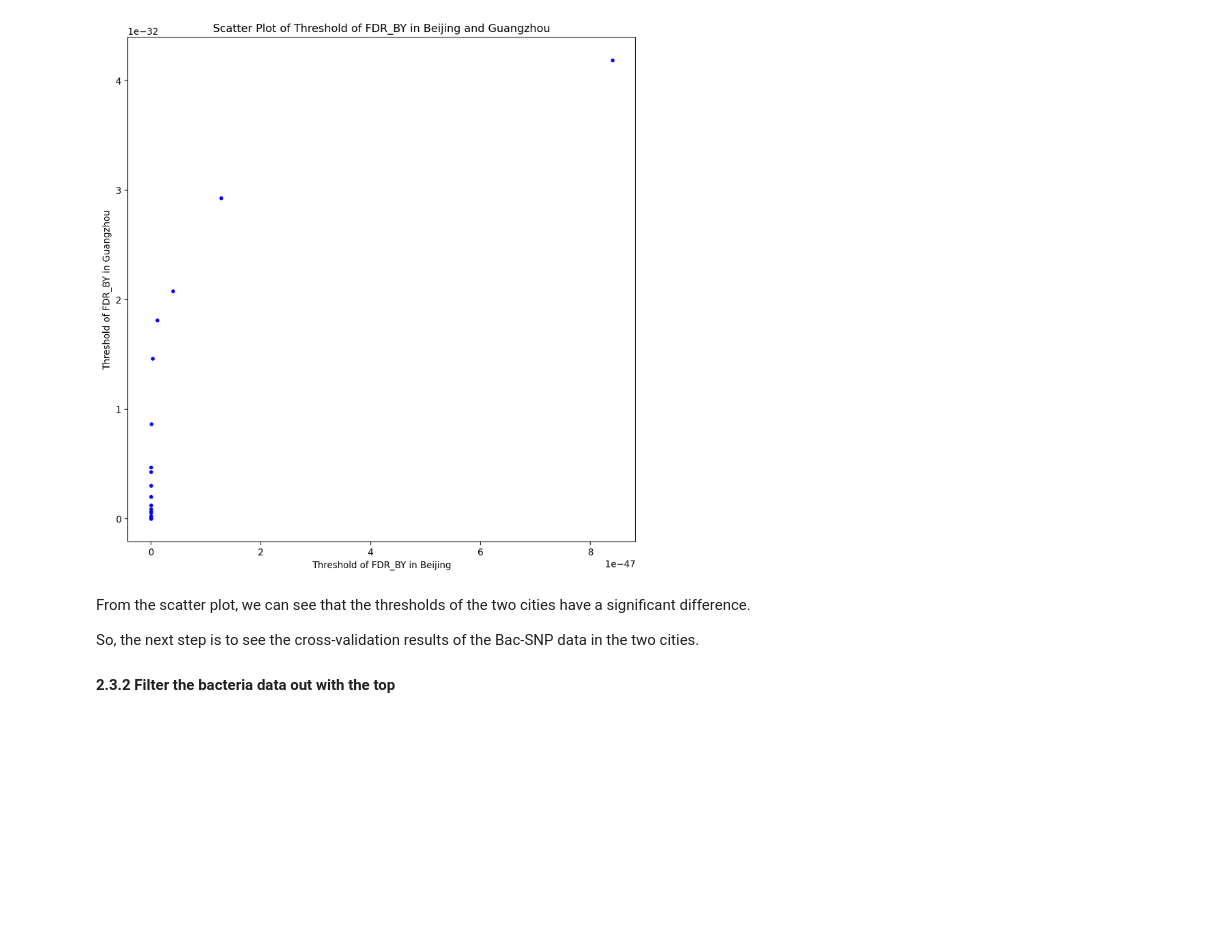
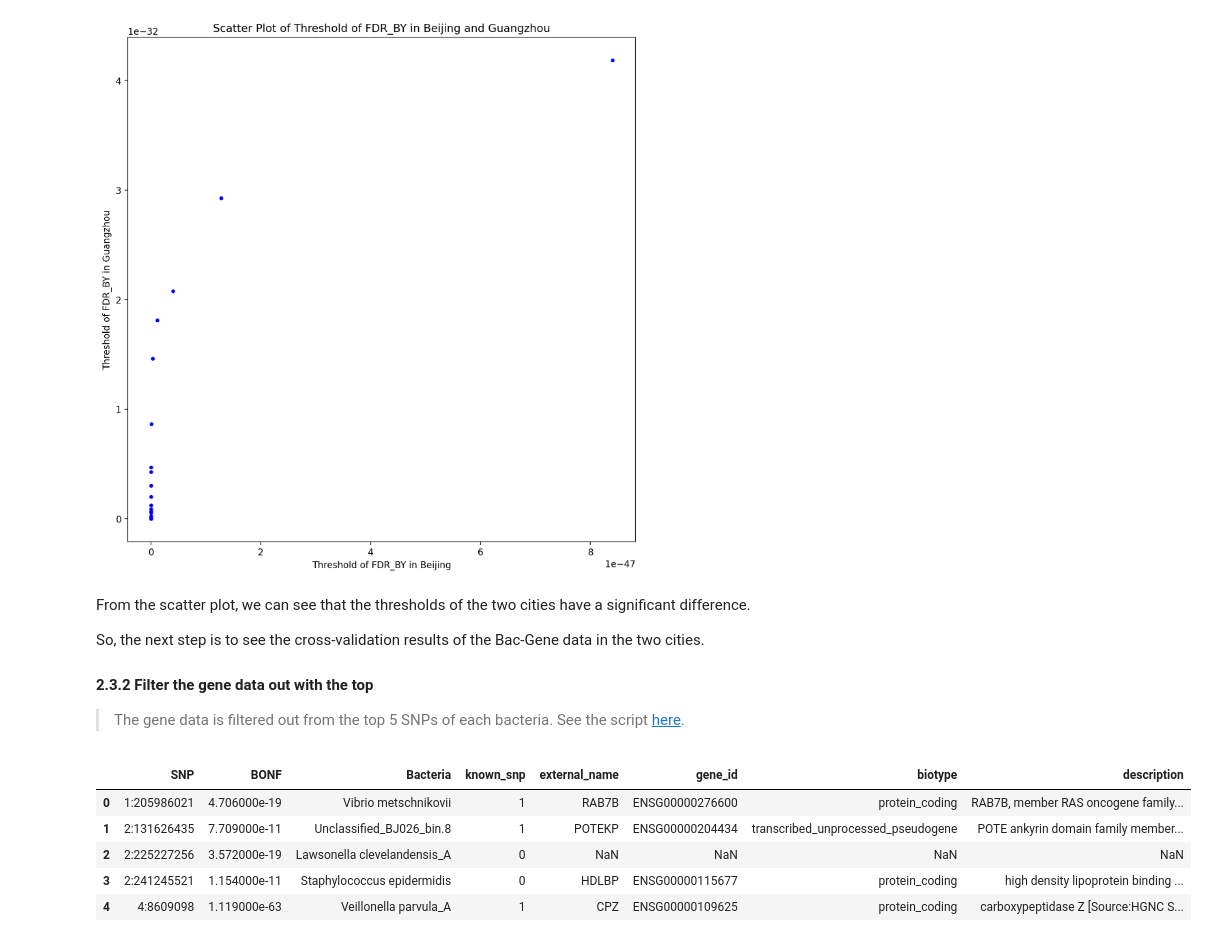
Before and after one commit to Lucas04-nhr/SNP-Analysis, a Jupyter notebook: workaround/cross_validation/cross_validation.ipynb, the cells around one changed output. Saved outputs shown, nothing was run; the diff lists cells and outputs as text; code cells hidden in the pictures; blank space fills up the shorter version.

```diff
--- a/workaround/cross_validation/cross_validation.ipynb
+++ b/workaround/cross_validation/cross_validation.ipynb
@@ -305,6 +305,8 @@ plt.show()
 # %% [markdown]
 From the scatter plot, we can see that the thresholds of the two cities have a significant difference.
 
-So, the next step is to see the cross-validation results of the Bac-SNP data in the two cities.
+So, the next step is to see the cross-validation results of the Bac-Gene data in the two cities.
 
-#### 2.3.2 Filter the bacteria data out with the top
+#### 2.3.2 Filter the gene data out with the top
+
+> The gene data is filtered out from the top 5 SNPs of each bacteria. See the script [here](https://github.com/Lucas04-nhr/SNP-Analysis/blob/main/script/snp_fetch.py).
@@ -310,0 +316,9 @@ So, the next step is to see the cross-validation results of the Bac-SNP data in
+# %%
+gene_bj.head()
+# %% [output]
+|  | SNP | BONF | Bacteria | known_snp | external_name | gene_id | biotype | description |
+| 0 | 1:205986021 | 4.706000e-19 | Vibrio metschnikovii | 1 | RAB7B | ENSG00000276600 | protein_coding | RAB7B, member RAS oncogene family... |
+| 1 | 2:131626435 | 7.709000e-11 | Unclassified_BJ026_bin.8 | 1 | POTEKP | ENSG00000204434 | transcribed_unprocessed_pseudogene | POTE ankyrin domain family member... |
+| 2 | 2:225227256 | 3.572000e-19 | Lawsonella clevelandensis_A | 0 | NaN | NaN | NaN | NaN |
+| 3 | 2:241245521 | 1.154000e-11 | Staphylococcus epidermidis | 0 | HDLBP | ENSG00000115677 | protein_coding | high density lipoprotein binding ... |
+| 4 | 4:8609098 | 1.119000e-63 | Veillonella parvula_A | 1 | CPZ | ENSG00000109625 | protein_coding | carboxypeptidase Z [Source:HGNC S... |
```
Also changed, not shown: parts of 8 cells of this notebook, 1 other file.
